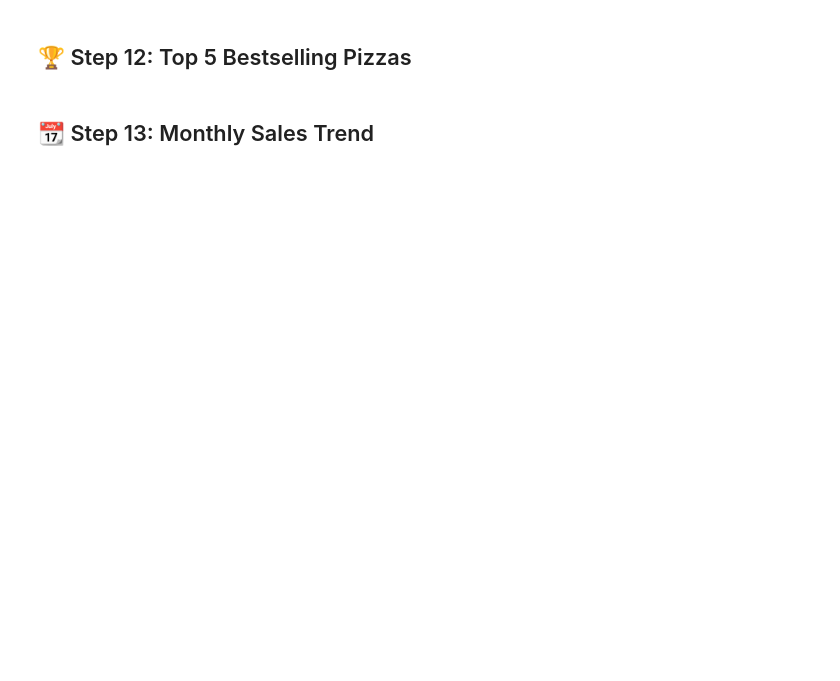
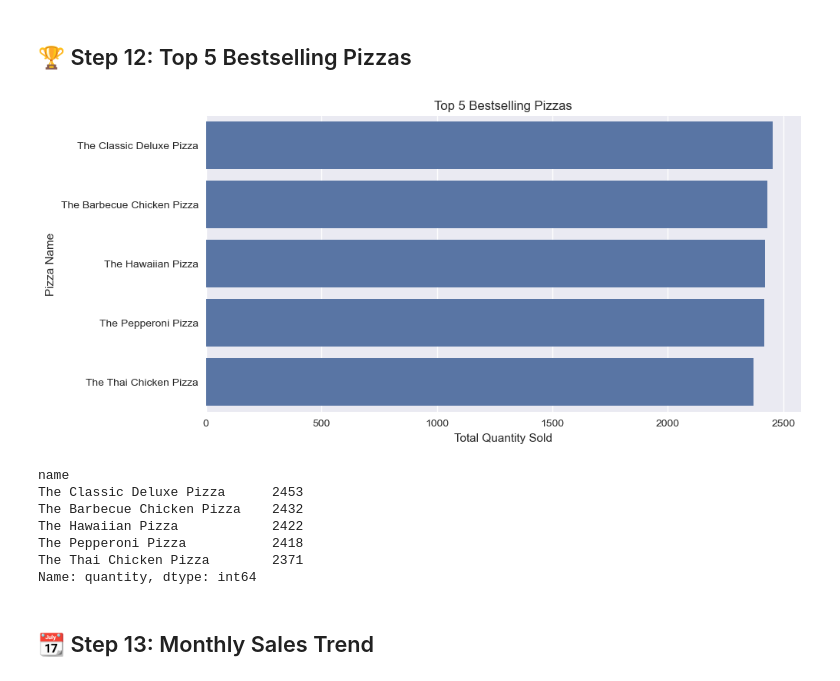
Before and after one commit to MartinKyng/Projects, a Jupyter notebook: pizza_sales_analysis.ipynb, the cells around one changed output. Cells and saved outputs as stored; diff of their text form; code cells hidden in the pictures; blank space fills up the shorter version.

```diff
--- a/pizza_sales_analysis.ipynb
+++ b/pizza_sales_analysis.ipynb
@@ -111,14 +175,23 @@ day_sales
 # %% [markdown]
 ## 🏆 Step 12: Top 5 Bestselling Pizzas
 # %%
-bestsellers = full_data.groupby('pizza_name')['quantity'].sum().sort_values(ascending=False).head(5)
+bestsellers = full_data.groupby('name')['quantity'].sum().sort_values(ascending=False).head(5)
 plt.figure(figsize=(10,5))
 sns.barplot(x=bestsellers.values, y=bestsellers.index)
 plt.title('Top 5 Bestselling Pizzas')
 plt.xlabel('Total Quantity Sold')
 plt.ylabel('Pizza Name')
 plt.show()
 bestsellers
+# %% [output]
+[figure, added]
+name
+The Classic Deluxe Pizza      2453
+The Barbecue Chicken Pizza    2432
+The Hawaiian Pizza            2422
+The Pepperoni Pizza           2418
+The Thai Chicken Pizza        2371
+Name: quantity, dtype: int64
 # %% [markdown]
 ## 📆 Step 13: Monthly Sales Trend
 # %%
```
Also changed, not shown: parts of 22 cells of this notebook.
